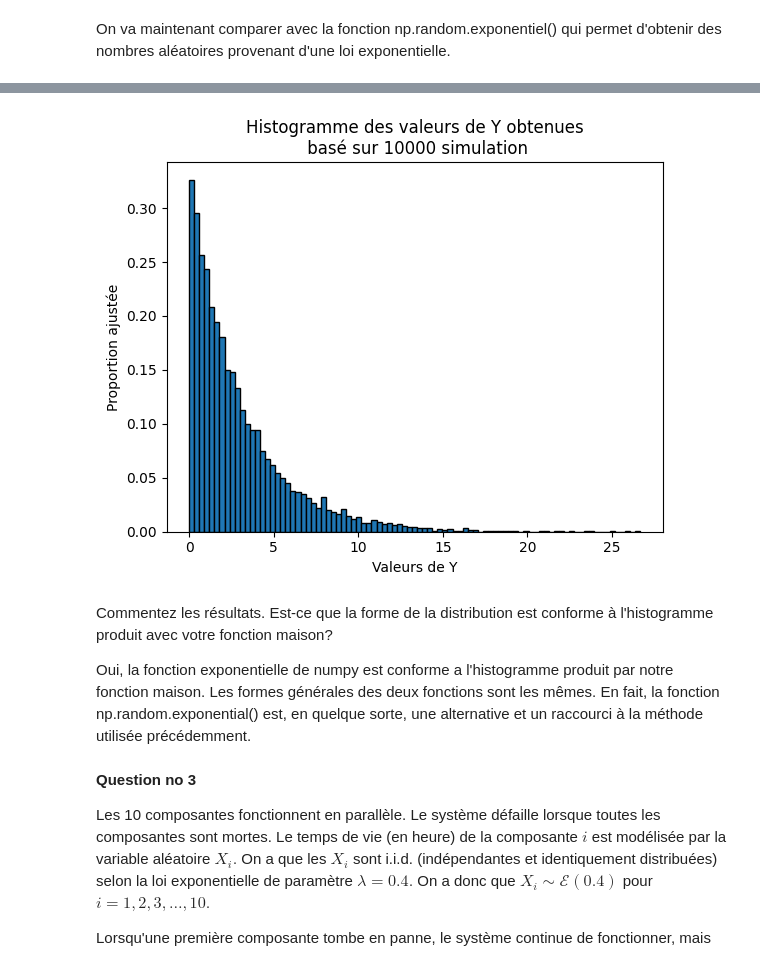
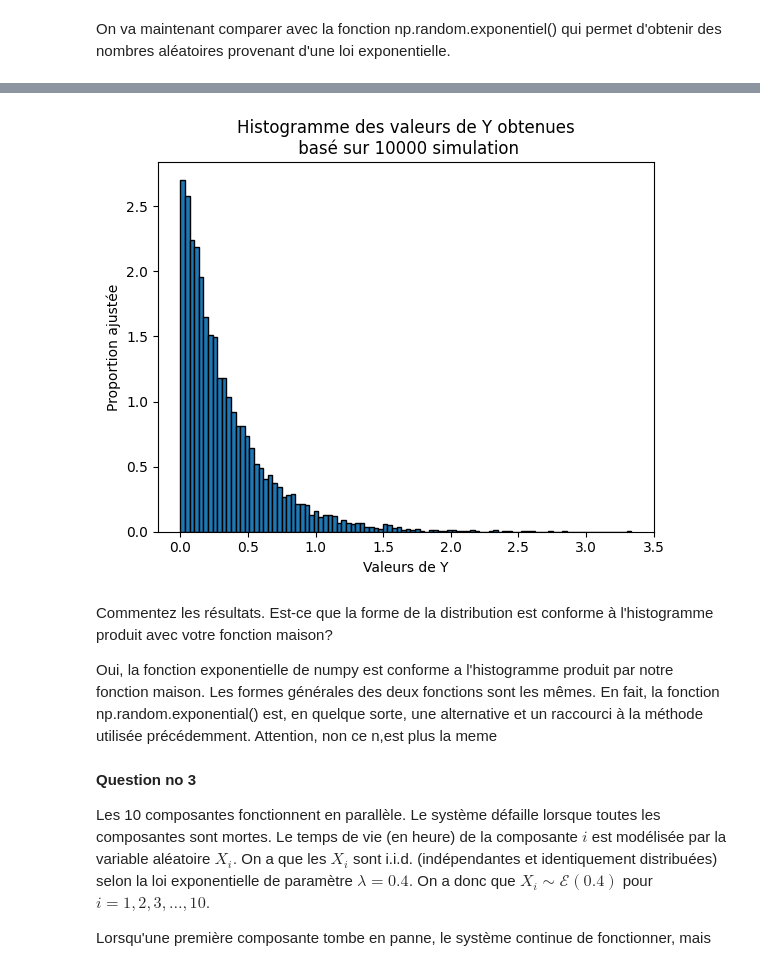
Before and after one commit to TheoMayo/Projet-de-Probabilit-TP01-AT, a Jupyter notebook: tp_1_A_26_Enonce.ipynb, the cells around one changed output, grey strips where cells are left out. Drawn from its saved outputs; the diff is of its cells as text; code cells hidden in the pictures.

```diff
--- a/tp_1_A_26_Enonce.ipynb
+++ b/tp_1_A_26_Enonce.ipynb
@@ -426,16 +426,16 @@ print(y)
 # %%
 #Histogramme des valeurs de $y.$
-plt.hist(x,bins='auto', density=True,edgecolor="black")
+plt.hist(y,bins='auto', density=True,edgecolor="black")
 plt.xlabel('Valeurs de Y')
 plt.ylabel('Proportion ajustée')
 plt.title("Histogramme des valeurs de Y obtenues\n basé sur {} simulation".format(m))
 plt.show()
 # %% [output]
-[figure, old version]
+[figure, new version]
 # %% [markdown]
 Commentez les résultats. Est-ce que la forme de la distribution est conforme à l'histogramme produit avec votre fonction maison?
 
-Oui, la fonction exponentielle de numpy est conforme a l'histogramme produit par notre fonction maison. Les formes générales des deux fonctions sont les mêmes. En fait, la fonction np.random.exponential() est, en quelque sorte, une alternative et un raccourci à la méthode utilisée précédemment.
+Oui, la fonction exponentielle de numpy est conforme a l'histogramme produit par notre fonction maison. Les formes générales des deux fonctions sont les mêmes. En fait, la fonction np.random.exponential() est, en quelque sorte, une alternative et un raccourci à la méthode utilisée précédemment. Attention, non ce n,est plus la meme
 # %% [markdown]
 **Question no 3**
 
```
Also changed, not shown: parts of 7 cells of this notebook.
